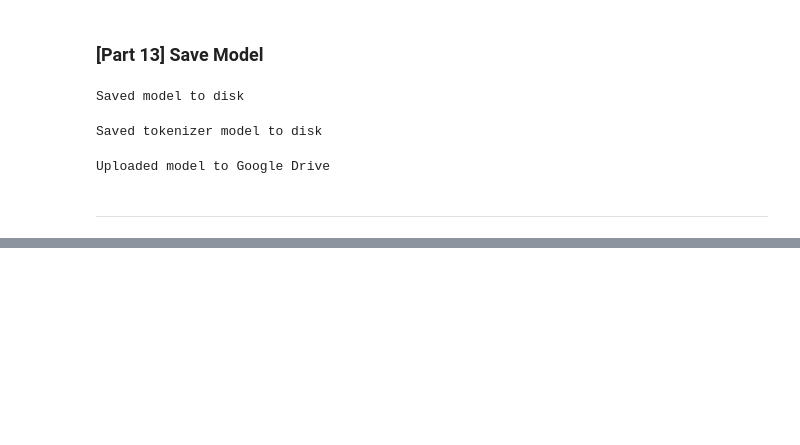
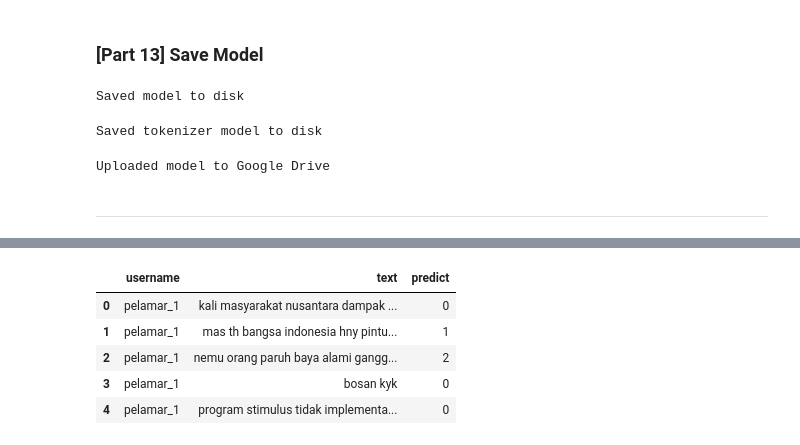
Before and after one commit to farhanalfaa/twitter-sentiment-analysis, a Jupyter notebook: program/[Part_4]_Convolutional_Neural_Network.ipynb, the cells around one changed output, grey strips where cells are left out. Cells and saved outputs as stored; diff of their text form; code cells hidden in the pictures; blank space fills up the shorter version.

```diff
--- a/program/[Part_4]_Convolutional_Neural_Network.ipynb
+++ b/program/[Part_4]_Convolutional_Neural_Network.ipynb
@@ -389,0 +390,4 @@ Uploaded model to Google Drive
+# %%
+y_pred = model.predict(word_seq_test).round()
+# %%
+pred_df = pd.DataFrame(data=y_pred)
@@ -389,0 +398,9 @@ Uploaded model to Google Drive
+# %%
+test.head()
+# %% [output]
+|  | username | text | predict |
+| 0 | pelamar_1 | kali masyarakat nusantara dampak ... | 0 |
+| 1 | pelamar_1 | mas th bangsa indonesia hny pintu... | 1 |
+| 2 | pelamar_1 | nemu orang paruh baya alami gangg... | 2 |
+| 3 | pelamar_1 | bosan kyk | 0 |
+| 4 | pelamar_1 | program stimulus tidak implementa... | 0 |
```
Also changed, not shown: parts of 23 cells of this notebook.
